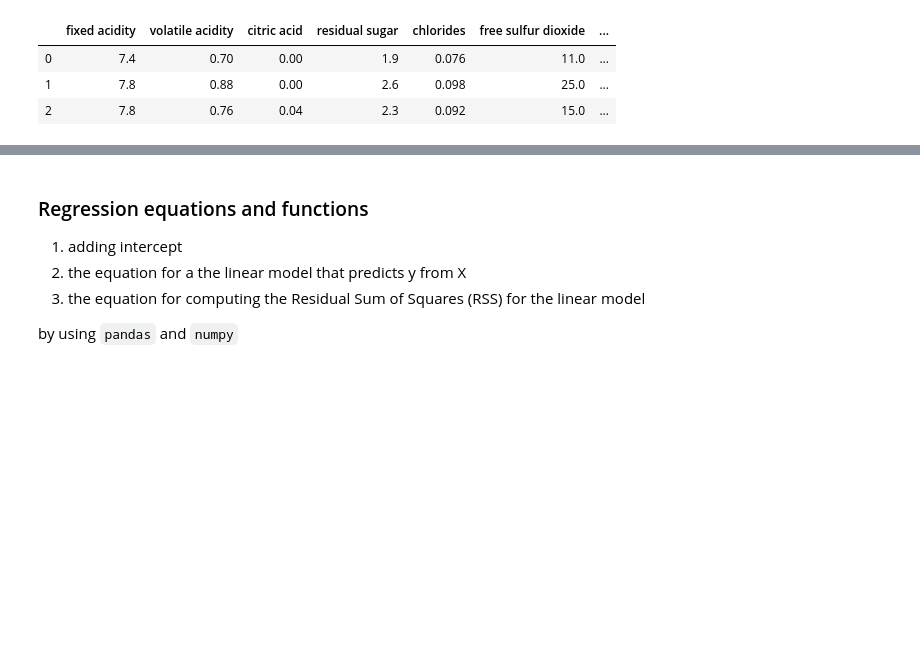
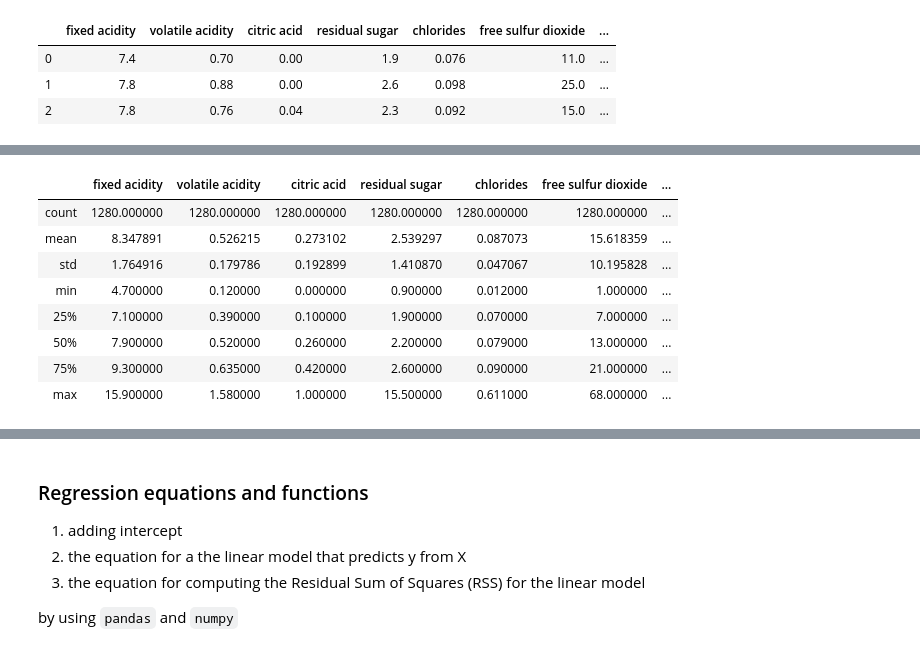
Before and after one commit to r50206v/E4571-Personalization-and-Recommendation-System, a Jupyter notebook: hw1/hw1.ipynb, the cells around one changed output, grey strips where cells are left out. Cells and saved outputs as stored; diff of their text form; code cells hidden in the pictures; blank space fills up the shorter version.

```diff
--- a/hw1/hw1.ipynb
+++ b/hw1/hw1.ipynb
@@ -45,3 +46,15 @@ pd.concat([X_train.head(3), y_train.head(3)], axis=1)
+# %%
+X_train.describe()
+# %% [output]
+|  | fixed acidity | volatile acidity | citric acid | residual sugar | chlorides | free sulfur dioxide | ... |
+| count | 1280.000000 | 1280.000000 | 1280.000000 | 1280.000000 | 1280.000000 | 1280.000000 | ... |
+| mean | 8.347891 | 0.526215 | 0.273102 | 2.539297 | 0.087073 | 15.618359 | ... |
+| std | 1.764916 | 0.179786 | 0.192899 | 1.410870 | 0.047067 | 10.195828 | ... |
+| min | 4.700000 | 0.120000 | 0.000000 | 0.900000 | 0.012000 | 1.000000 | ... |
+| 25% | 7.100000 | 0.390000 | 0.100000 | 1.900000 | 0.070000 | 7.000000 | ... |
+| 50% | 7.900000 | 0.520000 | 0.260000 | 2.200000 | 0.079000 | 13.000000 | ... |
+| 75% | 9.300000 | 0.635000 | 0.420000 | 2.600000 | 0.090000 | 21.000000 | ... |
+| max | 15.900000 | 1.580000 | 1.000000 | 15.500000 | 0.611000 | 68.000000 | ... |
 # %%
 print(X_test.shape, y_test.shape)
 pd.concat([X_test.head(3), y_test.head(3)], axis=1)
```
Also changed, not shown: parts of 33 cells of this notebook.
